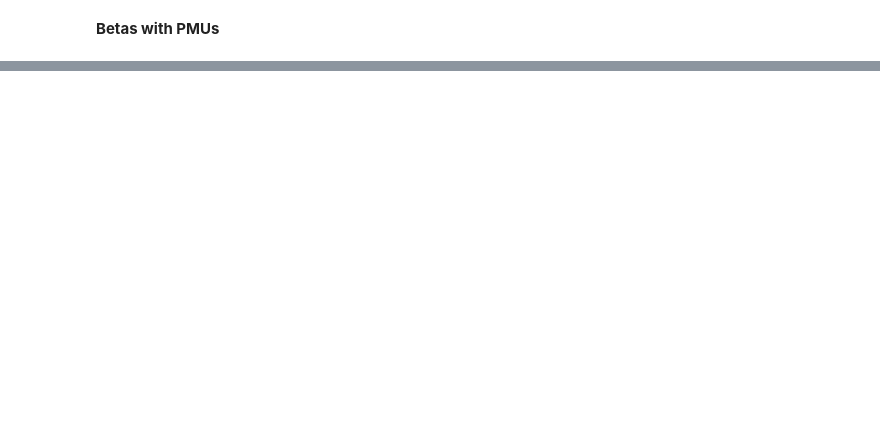
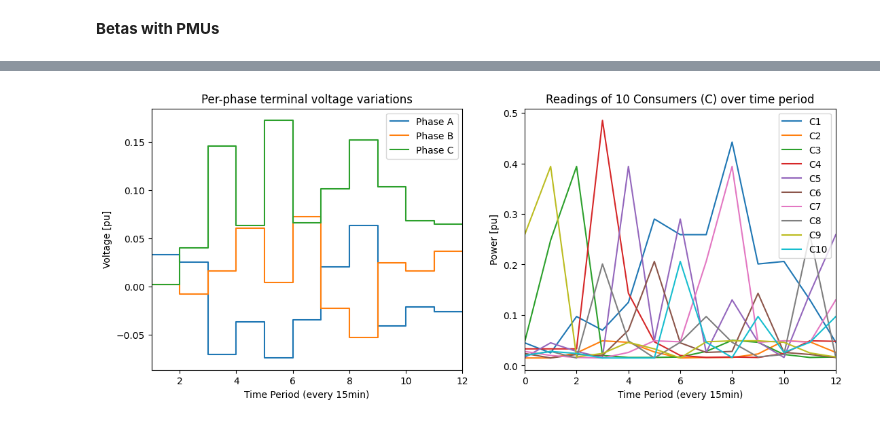
Before and after one commit to antoniovitorvb/IST-data-analytics-for-smart-grids, a Jupyter notebook: project1/DASG_project1_AV_JB.ipynb, the cells around one changed output, grey strips where cells are left out. Drawn from its saved outputs; the diff is of its cells as text; code cells hidden in the pictures; blank space fills up the shorter version.

```diff
--- a/project1/DASG_project1_AV_JB.ipynb
+++ b/project1/DASG_project1_AV_JB.ipynb
@@ -274,18 +274,9 @@ Z = np.array([[2, al, al**2],
               [1, 2*al, al**2],
               [1, al, 2*al**2]])
 
-W = np.empty(len(consumerBus), dtype=object)
-
-for i, bus in enumerate(consumerBus):
-    W[i] = np.multiply(np.sum(z[:bus]), Z)
-    # print(f"\nW{i+1}:\n", W[i])
-W = np.hstack(W)
-
-X = np.zeros((len(Y), W.shape[1]), dtype=complex)
+X = np.zeros((len(Y), 3*S.shape[1]), dtype=complex)
 for t in range(m):
     for c in range(S.shape[1]):
-        X[3*t, 3*c:3*c+3] = np.multiply(W[0, 3*c:3*c+3], I[t][consumerBus[c]])
-        X[3*t+1, 3*c:3*c+3] = np.multiply(W[1, 3*c:3*c+3], I[t][consumerBus[c]])
-        X[3*t+2, 3*c:3*c+3] = np.multiply(W[2, 3*c:3*c+3], I[t][consumerBus[c]])
+        X[3*t:3*t+3, 3*c:3*c+3] = np.dot(Z, np.sum(z[:consumerBus[c]]) * S[t, c])
 # %% [markdown]
 <b>Betas with PMUs
@@ -314,0 +346,37 @@ print(np.argmax(np.round(np.real(beta), 3).reshape(10,3), axis=1))
+# %%
+x = np.arange(m)
+y1 = dv_abs
+y2 = S
+
+time_steps = np.arange(1, 13)
+
+# Plot each phase
+fig, (ax1, ax2) = plt.subplots(1, 2, figsize=(13, 5))
+
+# Plot for the first subplot
+ax1.step(time_steps, y1[:, 0], label='Phase A')
+ax1.step(time_steps, y1[:, 1], label='Phase B')
+ax1.step(time_steps, y1[:, 2], label='Phase C')
+ax1.set_xlabel('Time Period (every 15min)')
+ax1.set_ylabel('Voltage [pu]')
+ax1.set_title('Per-phase terminal voltage variations')
+ax1.legend()
+ax1.set_xlim(1, 12)
+
+# Plot for the second subplot
+for c in range(S.shape[1]):
+    ax2.plot(np.arange(13), y2[:, c], label=f'C{c+1}')
+
+ax2.set_xlabel('Time Period (every 15min)')
+ax2.set_ylabel('Power [pu]')
+ax2.set_title(f'Readings of {S.shape[1]} Consumers (C) over time period')
+ax2.legend()
+ax2.set_xlim(0, 12)
+
+# Adjust the spacing between subplots
+plt.subplots_adjust(hspace=0.4)
+
+# Show the plot
+plt.show()
+# %% [output]
+[figure, added]
```
Also changed, not shown: parts of 5 cells of this notebook, 3 other files.
